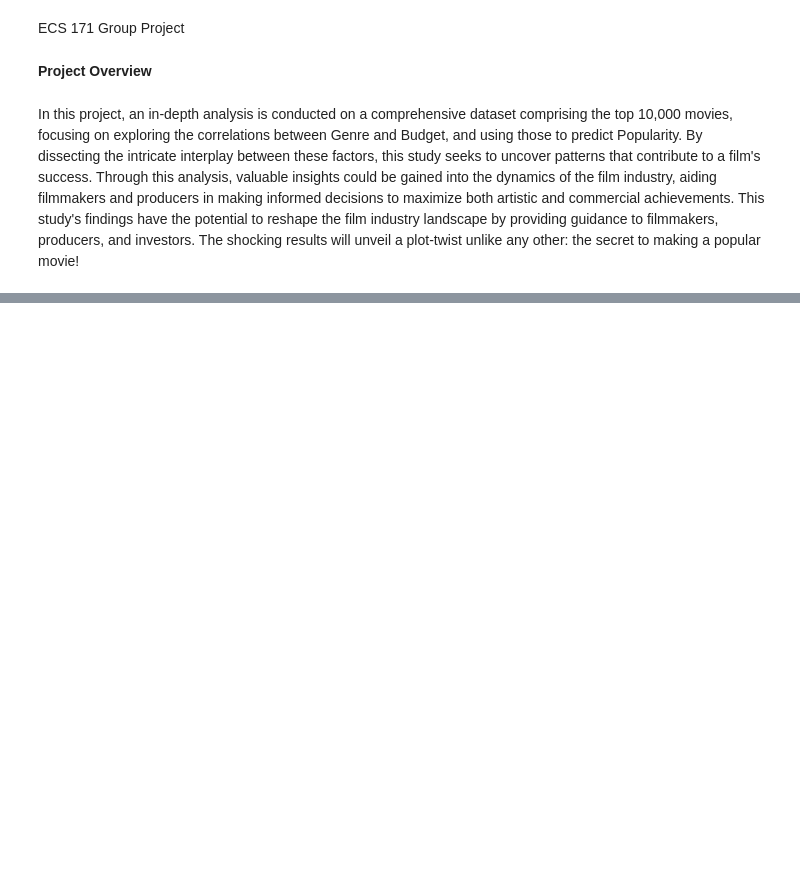
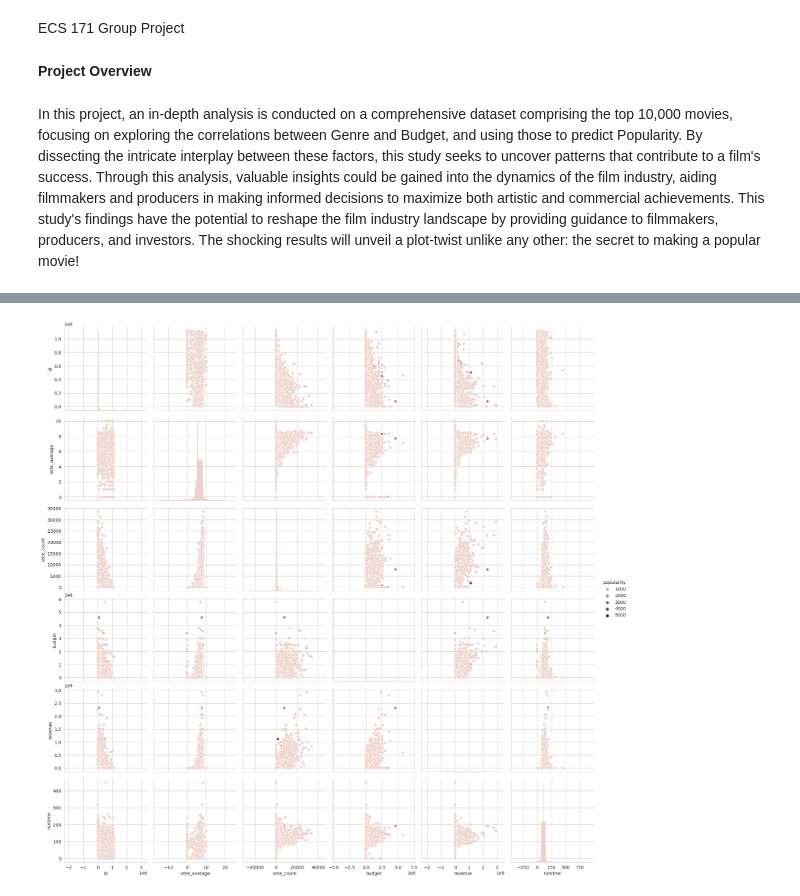
Before and after one commit to Sukhjit21/Movie-Revenue-Prediction, a Jupyter notebook: MoviePopularity.ipynb, the cells around one changed output, grey strips where cells are left out. Drawn from its saved outputs; the diff is of its cells as text; code cells hidden in the pictures; blank space fills up the shorter version.

```diff
--- a/MoviePopularity.ipynb
+++ b/MoviePopularity.ipynb
@@ -42,0 +40,8 @@ df.head()
+# %%
+
+data = pd.read_csv('popular_10000_movies_tmdb.csv')
+sns.set_style("whitegrid")
+sns.pairplot(data, hue="popularity", height=3); # color based column named origin
+plt.show()
+# %% [output]
+[figure, added]
```
Also changed, not shown: parts of 5 cells of this notebook.
